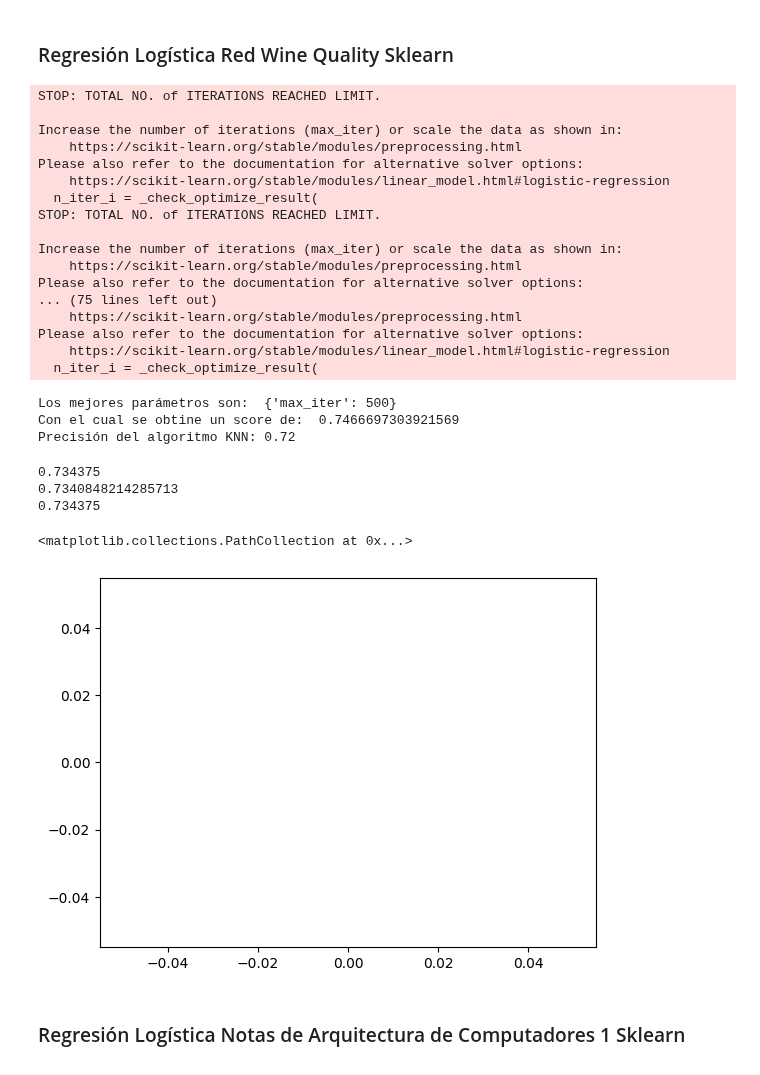
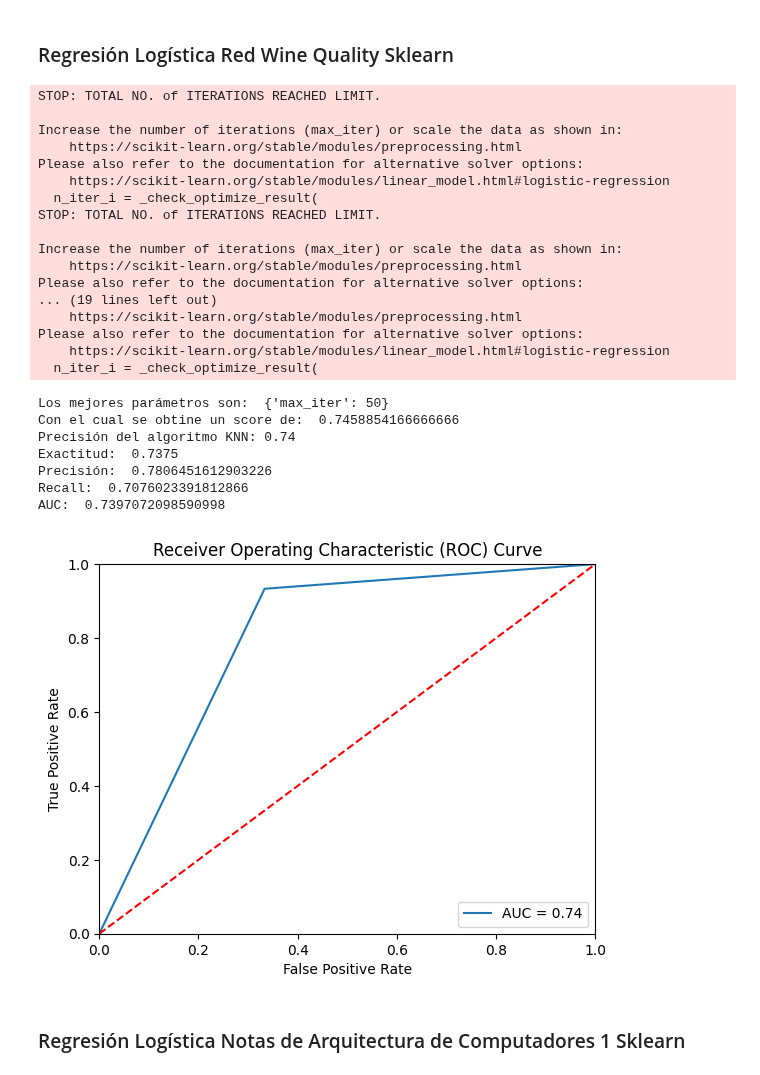
Before and after one commit to JulianCamacho/CE-5506-Reconocimiento-de-Patrones, a Jupyter notebook: Proyecto1/Proyecto1.ipynb, the cells around one changed output. Drawn from its saved outputs; the diff is of its cells as text; code cells hidden in the pictures.

```diff
--- a/Proyecto1/Proyecto1.ipynb
+++ b/Proyecto1/Proyecto1.ipynb
@@ -500,6 +584,39 @@ AUC:  0.7230268063895757
 ## Comparación con sklearn
 # %% [markdown]
 ### Regresión Logística Red Wine Quality Sklearn
+# %%
+def computeSklearnMetrics(y_test, y_pred):
+    # Calcular la exactitud
+    acc = accuracy_score(y_test, y_pred)
+    accuracy_sklearn.append(acc)
+    print("Exactitud: ",acc)
+
+    # Calcular la precisión
+    prec = precision_score(y_test, y_pred)
+    precision_sklearn.append(prec)
+    print("Precisión: ",prec)
+
+    # Calcular el recall
+    rec = recall_score(y_test, y_pred)
+    recall_sklearn.append(rec)
+    print("Recall: ", rec)
+
+    # Calcular el AUC
+    auc = roc_auc_score(y_test, y_pred)
+    auc_sklearn.append(auc)
+
+    print("AUC: ", auc)
+
+    # Calcular la curva ROC
+    plt.plot(fpr, tpr, label='AUC = %0.2f' % auc)
+    plt.plot([0, 1], [0, 1],'r--')
+    plt.xlim([0, 1])
+    plt.ylim([0, 1])
+    plt.xlabel('False Positive Rate')
+    plt.ylabel('True Positive Rate')
+    plt.title('Receiver Operating Characteristic (ROC) Curve')
+    plt.legend(loc="lower right")
+    plt.show()
 # %%
 from sklearn.linear_model import LogisticRegression
 
@@ -514,63 +631,43 @@ param_grid = {
 # Crear un GridSearchCV con cross-validation de 5
 grid_search = GridSearchCV(log_reg, param_grid, cv=5)
 grid_search.fit(X_train_wines, y_train_wines)
 
 print("Los mejores parámetros son: ", grid_search.best_params_)
 print("Con el cual se obtine un score de: ", grid_search.best_score_)
 
 # Obtener el mejor clasificador
 best_log_reg = grid_search.best_estimator_
 y_pred = best_log_reg.predict(X_test_wines)
 accuracy = best_log_reg.score(X_test_wines, y_test_wines)
 
 print(f'Precisión del algoritmo KNN: {accuracy:.2f}')
+
+computeSklearnMetrics(y_test_wines, y_pred)
 # %% [output]
 STOP: TOTAL NO. of ITERATIONS REACHED LIMIT.
 
 Increase the number of iterations (max_iter) or scale the data as shown in:
     https://scikit-learn.org/stable/modules/preprocessing.html
 Please also refer to the documentation for alternative solver options:
     https://scikit-learn.org/stable/modules/linear_model.html#logistic-regression
   n_iter_i = _check_optimize_result(
 STOP: TOTAL NO. of ITERATIONS REACHED LIMIT.
 
 Increase the number of iterations (max_iter) or scale the data as shown in:
     https://scikit-learn.org/stable/modules/preprocessing.html
 Please also refer to the documentation for alternative solver options:
-... (75 lines left out)
+... (19 lines left out)
     https://scikit-learn.org/stable/modules/preprocessing.html
 Please also refer to the documentation for alternative solver options:
     https://scikit-learn.org/stable/modules/linear_model.html#logistic-regression
   n_iter_i = _check_optimize_result(
-Los mejores parámetros son:  {'max_iter': 500}
-Con el cual se obtine un score de:  0.7466697303921569
-Precisión del algoritmo KNN: 0.72
+Los mejores parámetros son:  {'max_iter': 50}
+Con el cual se obtine un score de:  0.7458854166666666
+Precisión del algoritmo KNN: 0.74
+Exactitud:  0.7375
+Precisión:  0.7806451612903226
+Recall:  0.7076023391812866
+AUC:  0.7397072098590998
+[figure, added]
-# %%
-from sklearn.metrics import accuracy_score, precision_score, recall_score, roc_auc_score, roc_curve
-
-# Realizar predicciones sobre los datos de prueba
-y_pred = best_log_reg.predict(X_test_wines)
-
-# Calcular la precisión, recall y AUC
-accuracy_sklearn.append( accuracy_score(y_test_wines, y_pred))
-precision_sklearn.append(precision_score(y_test_wines, y_pred, average='weighted'))
-recall_sklearn.append(recall_score(y_test_wines, y_pred, average='weighted'))
-#auc_sklearn.append(roc_auc_score(y_test_wines, best_log_reg.predict_proba(X_test_wines), multi_class='ovr'))
-
-print(accuracy_sklearn[0])
-print(precision_sklearn[0])
-print(recall_sklearn[0])
-#print(auc_sklearn[0])
-
-
-# Calcular la curva ROC
-fpr, tpr, thresholds = roc_curve(y_test_wines, best_log_reg.predict_proba(X_test_wines)[:,1], pos_label=2)
-plt.scatter(fpr, tpr, color='red')
-# %% [output]
-0.734375
-0.7340848214285713
-0.734375
-<matplotlib.collections.PathCollection at 0x...>
-[figure, removed]
 # %% [markdown]
 ### Regresión Logística Notas de Arquitectura de Computadores 1 Sklearn
```
Also changed, not shown: parts of 9 cells of this notebook, 2 other files.
